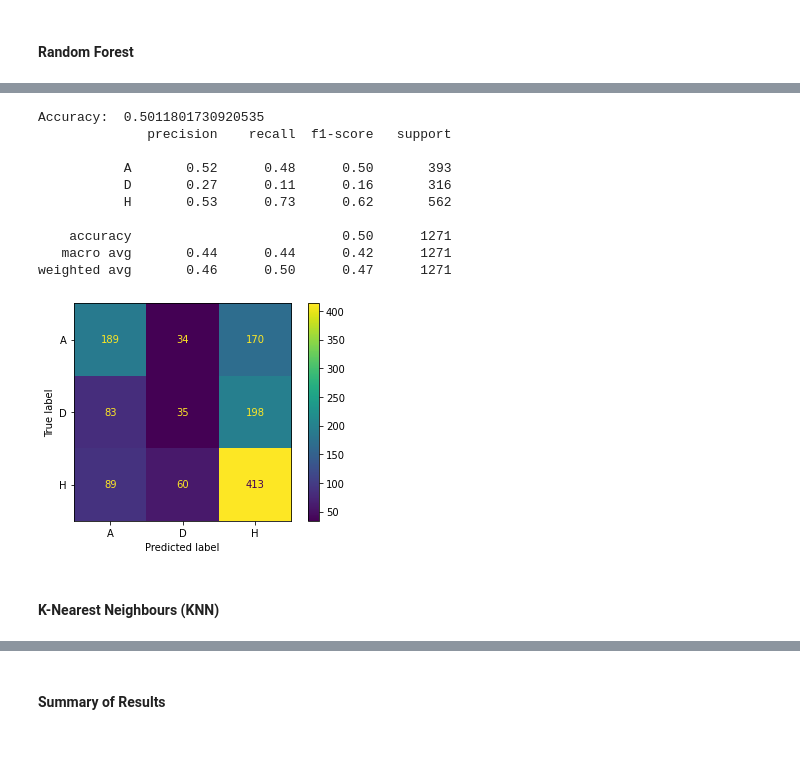
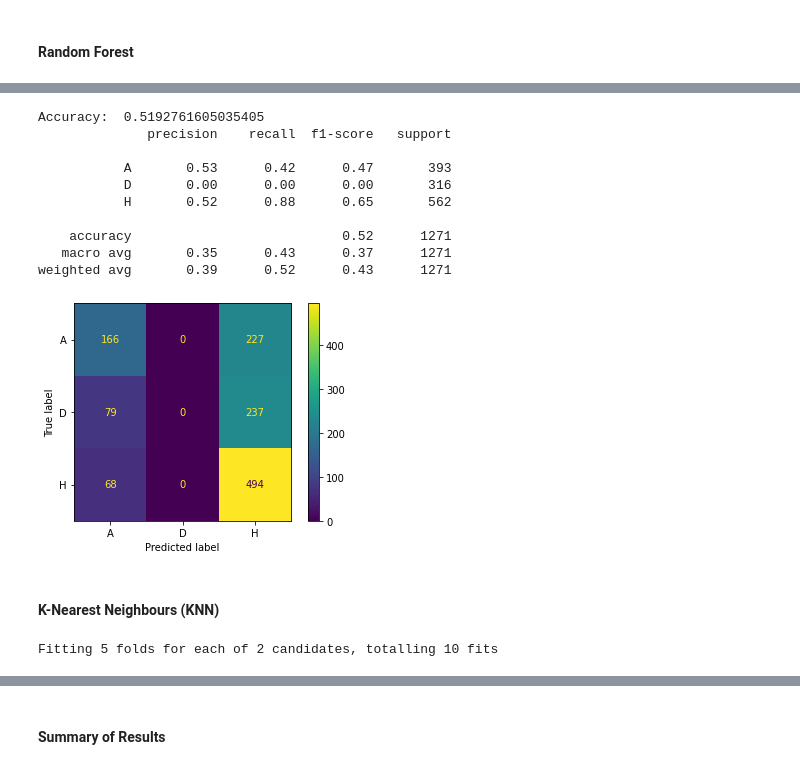
Before and after one commit to Adamliu1/GCW_0036, a Jupyter notebook: Group_N_draft(1).ipynb, the cells around one changed output, grey strips where cells are left out. Cells and saved outputs as stored; diff of their text form; code cells hidden in the pictures.

```diff
--- a/Group_N_draft(1).ipynb
+++ b/Group_N_draft(1).ipynb
@@ -221,0 +531,8 @@ KeyError: ignored
+# %%
+counts = {}
+month_names = {}
+for month in range(1, 13):
+    h = 100 * len(df_epl[(df_epl['Month'] == month) & (df_epl['FTR'] == 'H')])/len(df_epl[(df_epl['Month'] == month)])
+    d = 100 * len(df_epl[(df_epl['Month'] == month) & (df_epl['FTR'] == 'D')])/len(df_epl[(df_epl['Month'] == month)])
+    a = 100 * len(df_epl[(df_epl['Month'] == month) & (df_epl['FTR'] == 'A')])/len(df_epl[(df_epl['Month'] == month)])
+    counts[month_name[month]] = [h, a, d]
@@ -481,3 +846,7 @@ FTR_encoder = LabelEncoder()
 y_train = FTR_encoder.fit_transform(y_train);
 # %% [markdown]
 #### Decision Tree Classifier
+# %%
+# Fit the model using training data
+clf = fit_DT(X_train, y_train)
+results = clf.cv_results_
@@ -484,10 +860,7 @@ y_train = FTR_encoder.fit_transform(y_train);
 # %%
-# Create an empty Tree model
-dt = DecisionTreeClassifier(random_state=42)
-# Fit the model using training data
-dt.fit(X_train, y_train)
+best_clf = clf.best_estimator_
 # Make predictions using the model we have created
-y_pred = dt.predict(X_test)
+y_pred = best_clf.predict(X_test)
 # Reconverting prediction values (i.e. 0, 1 or 2) back into (H, D or A) using the FTR_encoder defined in earlier cell
 y_pred = FTR_encoder.inverse_transform(y_pred)
 
@@ -508,2 +881,6 @@ weighted avg       0.40      0.39      0.40      1271
 # %% [markdown]
 #### Random Forest
+# %%
+# Fit the model using training data
+clf = fit_RF(X_train, y_train)
+results = clf.cv_results_
@@ -510,26 +893,29 @@ weighted avg       0.40      0.39      0.40      1271
 # %%
-# Create an empty Random Forest model
-rf = RandomForestClassifier(random_state=42)
-# Fit the model using training data
-rf.fit(X_train, y_train)
+best_clf = clf.best_estimator_
 # Make predictions using the model we have created
-y_pred = rf.predict(X_test)
+y_pred = best_clf.predict(X_test)
 # Reconverting prediction values (i.e. 0, 1 or 2) back into (H, D or A) using the FTR_encoder defined in earlier cell
 y_pred = FTR_encoder.inverse_transform(y_pred)
 
 evaluate_report(y_pred, y_test)
 model_acc_dict['RF'] = round(accuracy_score(y_test,y_pred)*100, 2)
 # %% [output]
-Accuracy:  0.5011801730920535
+Accuracy:  0.5192761605035405
               precision    recall  f1-score   support
 
-           A       0.52      0.48      0.50       393
-           D       0.27      0.11      0.16       316
-           H       0.53      0.73      0.62       562
+           A       0.53      0.42      0.47       393
+           D       0.00      0.00      0.00       316
+           H       0.52      0.88      0.65       562
 
-    accuracy                           0.50      1271
-   macro avg       0.44      0.44      0.42      1271
-weighted avg       0.46      0.50      0.47      1271
+    accuracy                           0.52      1271
+   macro avg       0.35      0.43      0.37      1271
+weighted avg       0.39      0.52      0.43      1271
-[figure, old version]
+[figure, new version]
 # %% [markdown]
 #### K-Nearest Neighbours (KNN)
+# %%
+# Fit the model using training data
+clf = fit_KNN(X_train, y_train)
+results = clf.cv_results_
+# %% [output]
+Fitting 5 folds for each of 2 candidates, totalling 10 fits
```
Also changed, not shown: parts of 93 cells of this notebook, 3 other files.
